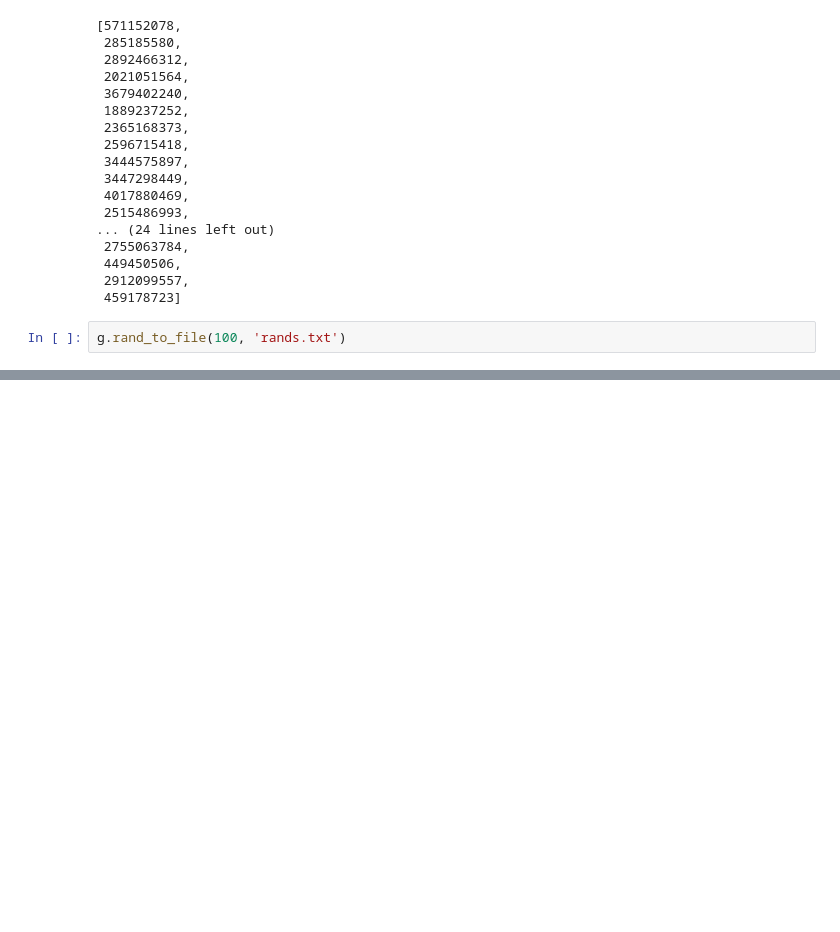
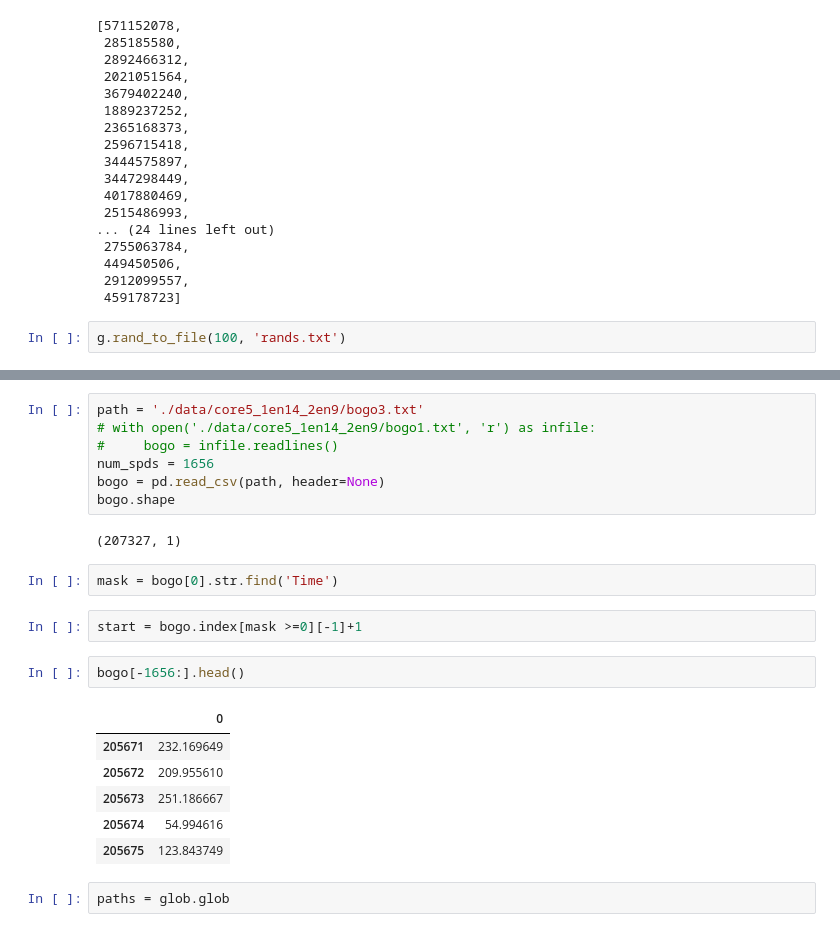
Before and after one commit to prefrontalvortex/xenon_molecular_dynamics, a Jupyter notebook: process_avg.ipynb, the cells around one changed output, grey strips where cells are left out. Cells and saved outputs as stored; diff of their text form; blank space fills up the shorter version.

```diff
--- a/process_avg.ipynb
+++ b/process_avg.ipynb
@@ -199,0 +203,24 @@ array([[<matplotlib.axes._subplots.AxesSubplot object at 0x...>]], dtype=object)
+# %%
+path = './data/core5_1en14_2en9/bogo3.txt'
+# with open('./data/core5_1en14_2en9/bogo1.txt', 'r') as infile:
+#     bogo = infile.readlines()
+num_spds = 1656
+bogo = pd.read_csv(path, header=None)
+bogo.shape
+# %% [output]
+(207327, 1)
+# %%
+mask = bogo[0].str.find('Time')
+# %%
+start = bogo.index[mask >=0][-1]+1
+# %%
+bogo[-1656:].head()
+# %% [output]
+|  | 0 |
+| 205671 | 232.169649 |
+| 205672 | 209.955610 |
+| 205673 | 251.186667 |
+| 205674 | 54.994616 |
+| 205675 | 123.843749 |
+# %%
+paths = glob.glob
```
Also changed, not shown: parts of 3 cells of this notebook, 2 other files.
